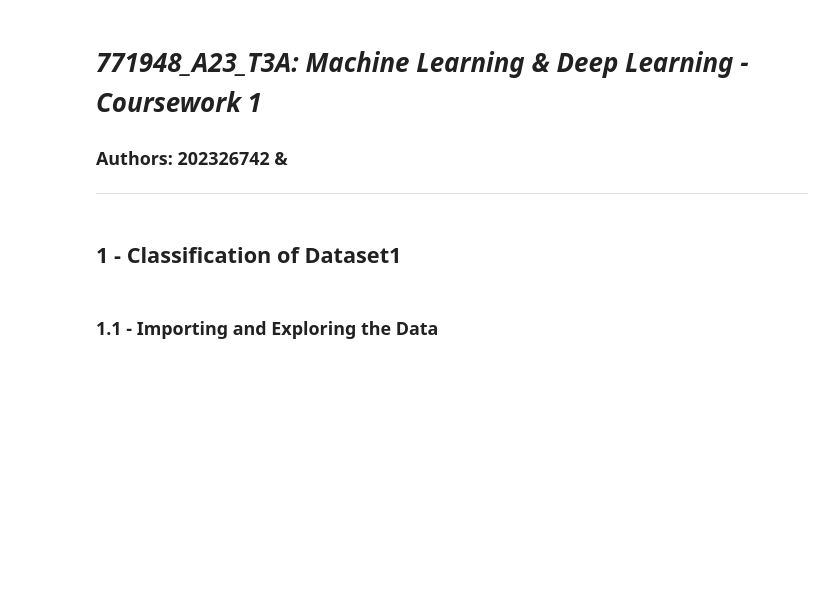
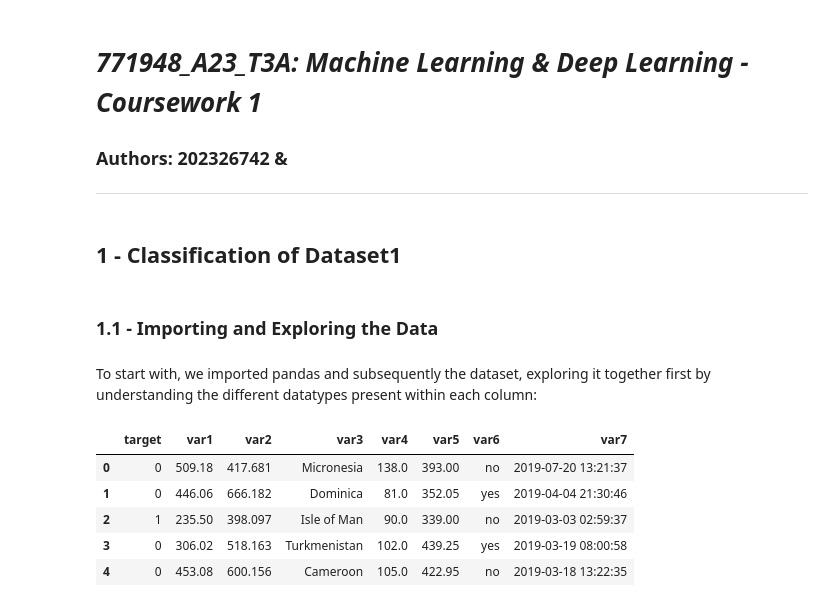
Before and after one commit to engmohamedsalah/AIMaster-MachineLearningDeepLearning, a Jupyter notebook: Submission_Notebook.ipynb, the cells around one changed output. Drawn from its saved outputs; the diff is of its cells as text; code cells hidden in the pictures; blank space fills up the shorter version.

```diff
--- a/Submission_Notebook.ipynb
+++ b/Submission_Notebook.ipynb
@@ -34,3 +34,17 @@ Notebook should also contain:
 ## 1 - Classification of Dataset1
 # %% [markdown]
 ### 1.1 - Importing and Exploring the Data
+# %% [markdown]
+To start with, we imported pandas and subsequently the dataset, exploring it together first by understanding the different datatypes present within each column:
+# %%
+import pandas as pd
+
+raw_data = pd.read_excel("dataset1.xlsx")
+raw_data.head()
+# %% [output]
+|  | target | var1 | var2 | var3 | var4 | var5 | var6 | var7 |
+| 0 | 0 | 509.18 | 417.681 | Micronesia | 138.0 | 393.00 | no | 2019-07-20 13:21:37 |
+| 1 | 0 | 446.06 | 666.182 | Dominica | 81.0 | 352.05 | yes | 2019-04-04 21:30:46 |
+| 2 | 1 | 235.50 | 398.097 | Isle of Man | 90.0 | 339.00 | no | 2019-03-03 02:59:37 |
+| 3 | 0 | 306.02 | 518.163 | Turkmenistan | 102.0 | 439.25 | yes | 2019-03-19 08:00:58 |
+| 4 | 0 | 453.08 | 600.156 | Cameroon | 105.0 | 422.95 | no | 2019-03-18 13:22:35 |
```
Also changed, not shown: parts of 27 cells of this notebook.
